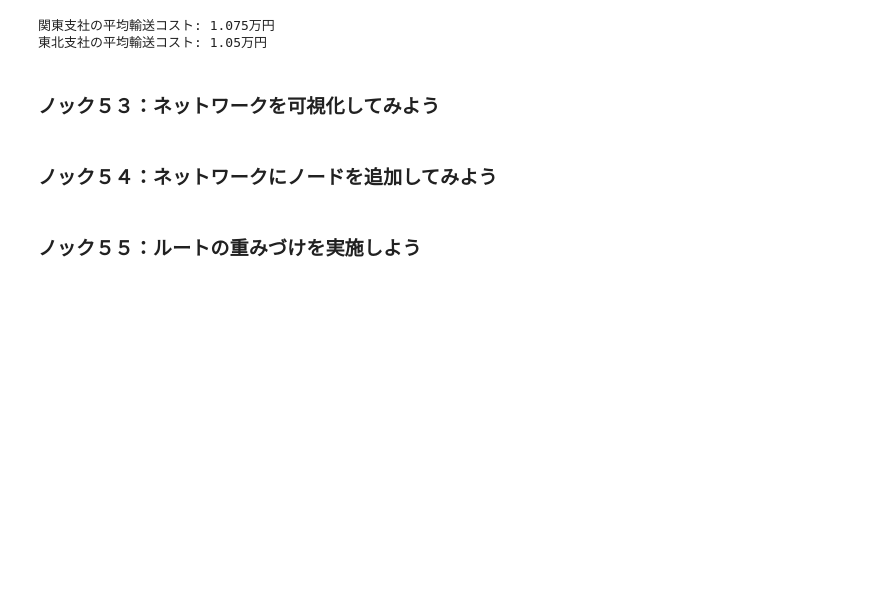
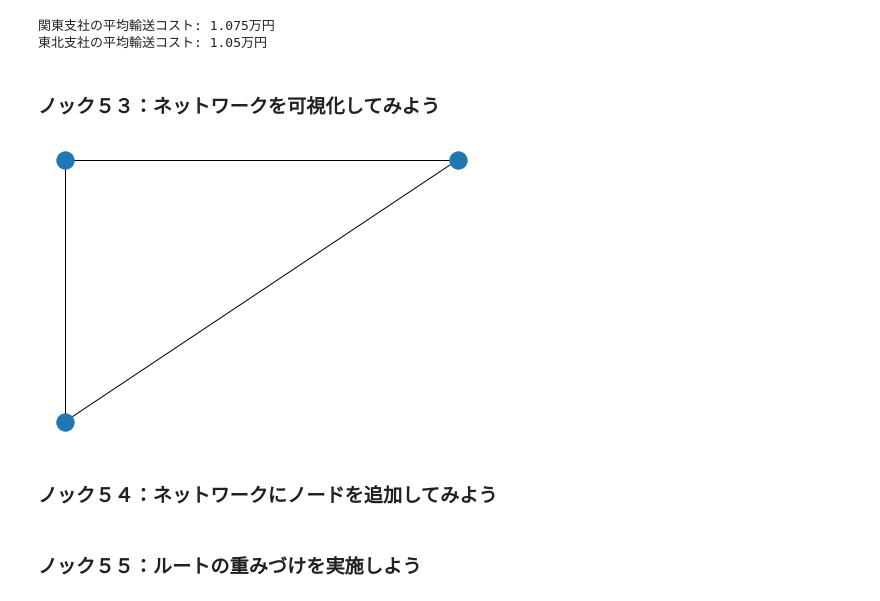
Before and after one commit to Rindrics/anlz100, a Jupyter notebook: chap6/chap6.ipynb, the cells around one changed output. Saved outputs shown, nothing was run; the diff lists cells and outputs as text; code cells hidden in the pictures; blank space fills up the shorter version.

Commit message:
Drow network

```diff
--- a/chap6/chap6.ipynb
+++ b/chap6/chap6.ipynb
@@ -150,6 +150,28 @@ print('東北支社の平均輸送コスト: ' + str(cost_chk['Cost'].loc[cost_c
 東北支社の平均輸送コスト: 1.05万円
 # %% [markdown]
 ### ノック５３：ネットワークを可視化してみよう
+# %%
+import networkx as nx
+import matplotlib.pyplot as plt
+
+
+G=nx.Graph()
+G.add_node('nodeA')
+G.add_node('nodeB')
+G.add_node('nodeC')
+G.add_edge('nodeA', 'nodeB')
+G.add_edge('nodeA', 'nodeC')
+G.add_edge('nodeB', 'nodeC')
+
+pos={}
+pos['nodeA']=(0, 0)
+pos['nodeB']=(1, 1)
+pos['nodeC']=(0, 1)
+
+nx.draw(G, pos)
+plt.show()
+# %% [output]
+[figure, added]
 # %% [markdown]
 ### ノック５４：ネットワークにノードを追加してみよう
 # %% [markdown]
```
